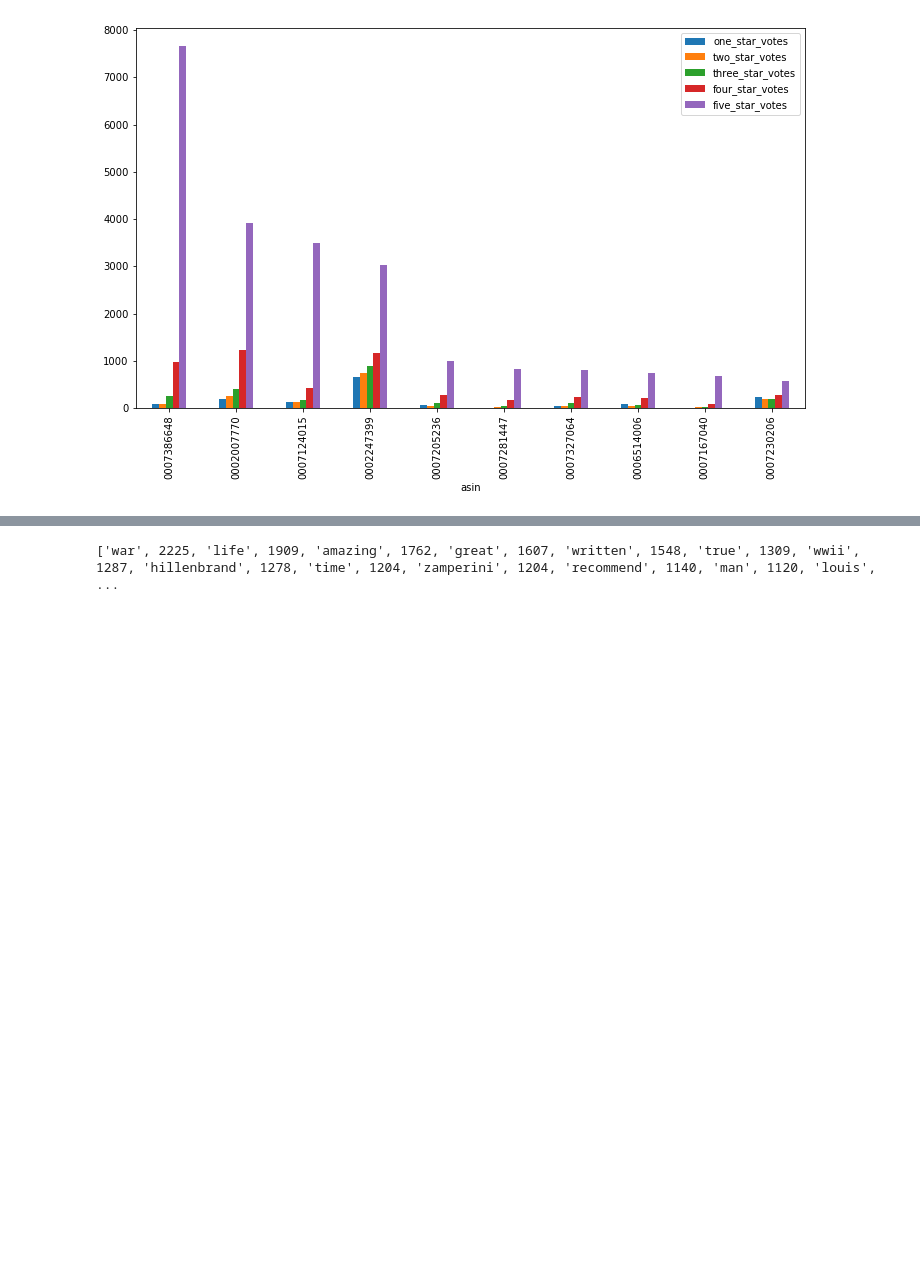
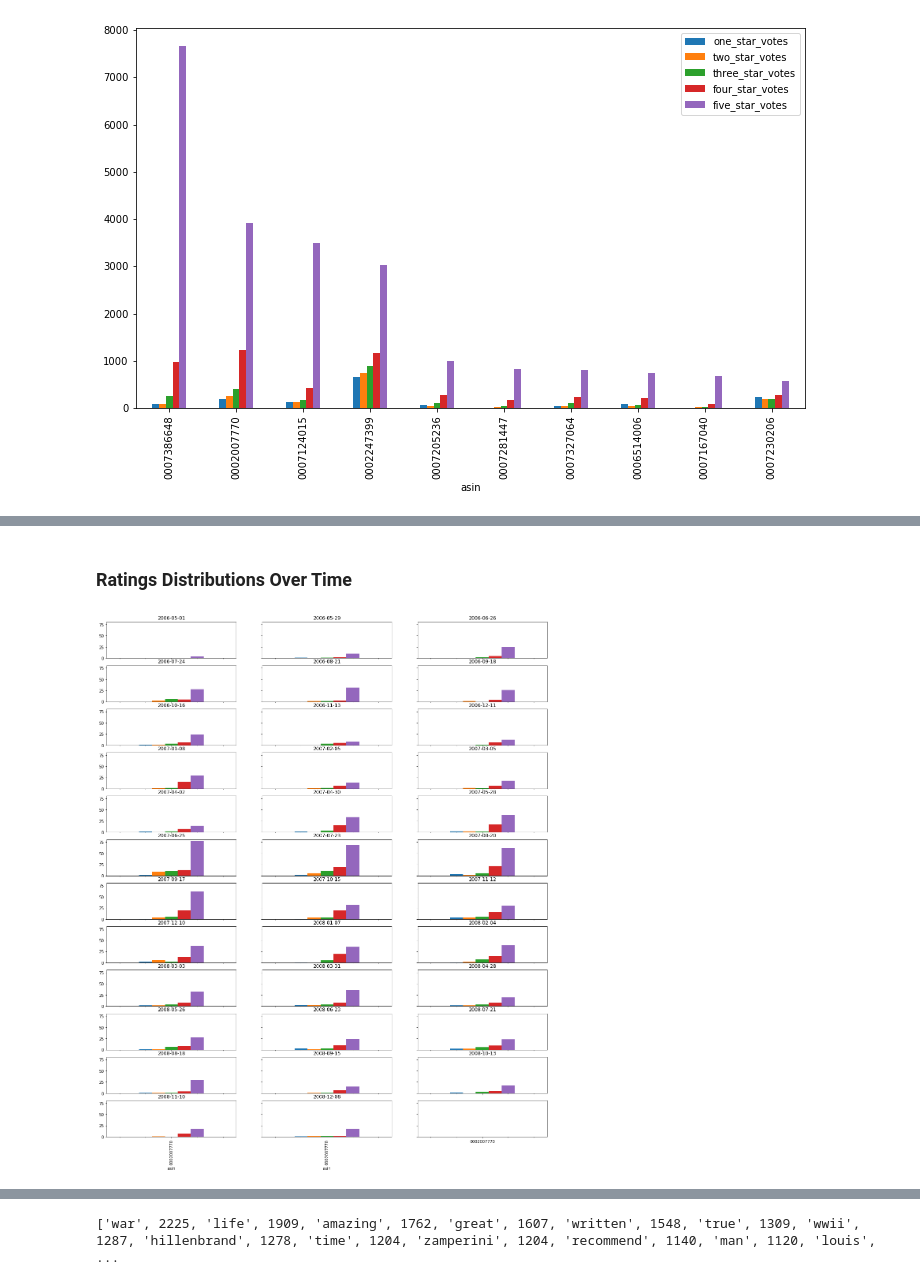
Before and after one commit to alexyanw/dse203-group-project, a Jupyter notebook: data_exploration/api/usage_examples.ipynb, the cells around one changed output, grey strips where cells are left out. Saved outputs shown, nothing was run; the diff lists cells and outputs as text; code cells hidden in the pictures; blank space fills up the shorter version.

```diff
--- a/data_exploration/api/usage_examples.ipynb
+++ b/data_exploration/api/usage_examples.ipynb
@@ -1,9 +1,15 @@
 # %%
 from dora import DataExplorer
+
 import pandas as pd
 import matplotlib.pyplot as plt
+from datetime import date, timedelta
 
-explorer = DataExplorer()
+explorer = DataExplorer(
+    sql_connection_str="dbname='sqlbook' user='postgres' host='localhost' password='password'",
+    asterix_url='http://localhost',
+    solr_url='http://localhost:8983/solr/bookstore/',
+    random_seed=203)
 # %% [markdown]
 ## Basic Order Stats Aggregated by Product
 # %%
@@ -91,0 +64,48 @@ plt.show()
+# %% [markdown]
+### Ratings Distributions Over Time
+# %%
+start = date(2006,5,1)
+delta = timedelta(weeks=4)
+dates = [start + (delta*x) for x in range(0, 36)]
+
+fig, ax = plt.subplots(12, 3,
+    sharex=True,
+    sharey=True,
+    figsize=(20,24))
+
+row = -1
+
+for i in range(len(dates)-1):
+    if i%3 == 0:
+        row += 1
+
+    ratings = explorer.products.ratingsDistribution(
+        min_date=dates[i],
+        max_date=dates[(i+1)],
+        asin=('0002007770',''))
+
+    if len(ratings.results) == 0:
+        continue
+
+    ratings_df = pd.DataFrame(
+        data=ratings.results,
+        columns=ratings.columns)
+
+
+    ratings_df.plot.bar(
+        ax=ax[row][i%3],
+        x='asin',
+        y=[
+            'one_star_votes',
+            'two_star_votes',
+            'three_star_votes',
+            'four_star_votes',
+            'five_star_votes'
+        ])
+    ax[row][i%3].legend().remove()
+    ax[row][i%3].set_title(dates[i])
+
+
+plt.show()
+# %% [output]
+[figure, added]
```
Also changed, not shown: parts of 4 cells of this notebook.
